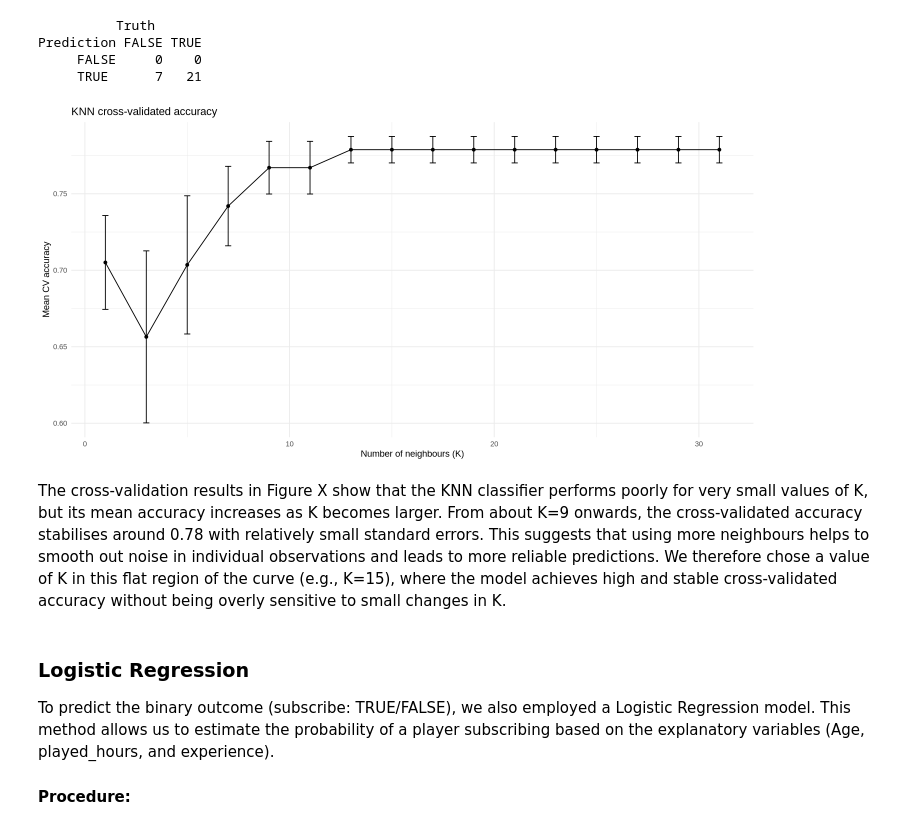
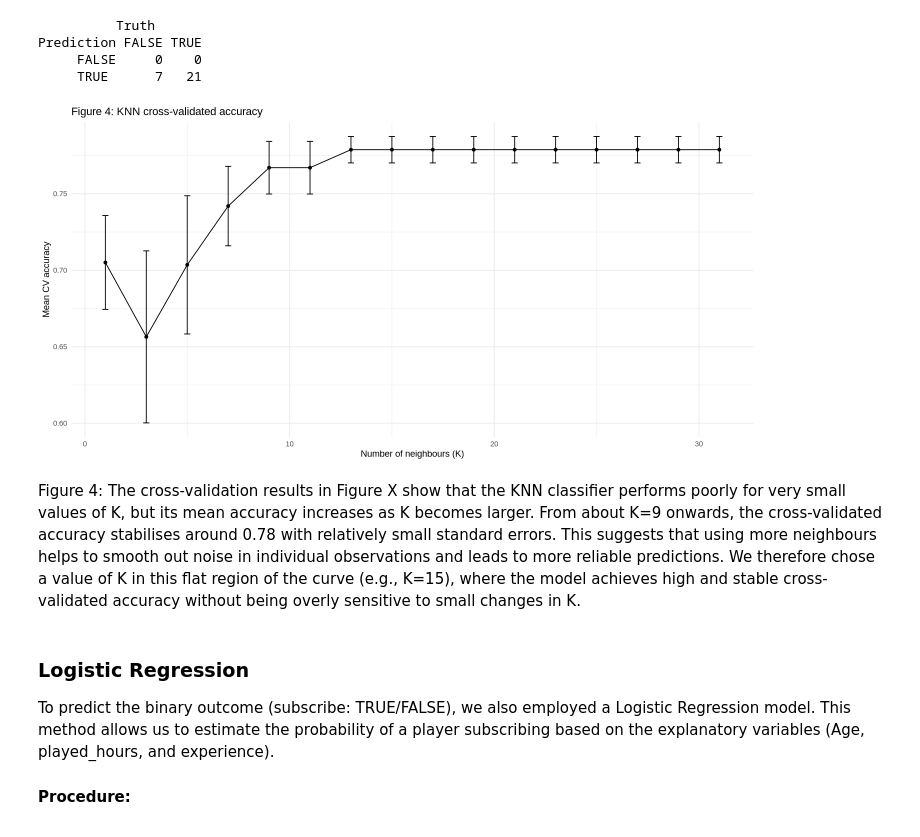
Before and after one commit to AjayAntonio77/DSCI-100-Final-Project, a Jupyter notebook: Final Group Project (R).ipynb, the cells around one changed output. Saved outputs shown, nothing was run; the diff lists cells and outputs as text; code cells hidden in the pictures.

Commit message:
changing figure numbers and adding knn discussion

```diff
--- a/Final Group Project (R).ipynb
+++ b/Final Group Project (R).ipynb
@@ -413,29 +431,29 @@ Prediction FALSE TRUE
 # %%
 library(ggplot2)
 
 # Collect cross-validation metrics for each value of K
 knn_cv_results <- knn_tuned |>
   collect_metrics() |>
   filter(.metric == "accuracy")
 
 
 # Plot mean accuracy vs. number of neighbours (K)
 ggplot(knn_cv_results, aes(x = neighbors, y = mean)) +
   geom_line() +                          # connect the points with a line
   geom_point() +                         # show each K as a point
   geom_errorbar(aes(ymin = mean - std_err,
                     ymax = mean + std_err),
                 width = 0.3) +           # add error bars for uncertainty
   labs(
-    title = "KNN cross-validated accuracy",
+    title = "Figure 4: KNN cross-validated accuracy",
     x = "Number of neighbours (K)",
     y = "Mean CV accuracy"
   ) +
   theme_minimal()
 # %% [output]
-[figure, old version]
+[figure, new version]
 # %% [markdown]
-The cross-validation results in Figure X show that the KNN classifier performs poorly for very small values of K, but its mean accuracy increases as K becomes larger. From about K=9 onwards, the cross-validated accuracy stabilises around 0.78 with relatively small standard errors. This suggests that using more neighbours helps to smooth out noise in individual observations and leads to more reliable predictions. We therefore chose a value of K in this flat region of the curve (e.g., K=15), where the model achieves high and stable cross-validated accuracy without being overly sensitive to small changes in K.
+Figure 4: The cross-validation results in Figure X show that the KNN classifier performs poorly for very small values of K, but its mean accuracy increases as K becomes larger. From about K=9 onwards, the cross-validated accuracy stabilises around 0.78 with relatively small standard errors. This suggests that using more neighbours helps to smooth out noise in individual observations and leads to more reliable predictions. We therefore chose a value of K in this flat region of the curve (e.g., K=15), where the model achieves high and stable cross-validated accuracy without being overly sensitive to small changes in K.
 # %% [markdown]
 ### Logistic Regression
 To predict the binary outcome (subscribe: TRUE/FALSE), we also employed a Logistic Regression model. This method allows us to estimate the probability of a player subscribing based on the explanatory variables (Age, played_hours, and experience).
```
Also changed, not shown: parts of 4 cells of this notebook.
